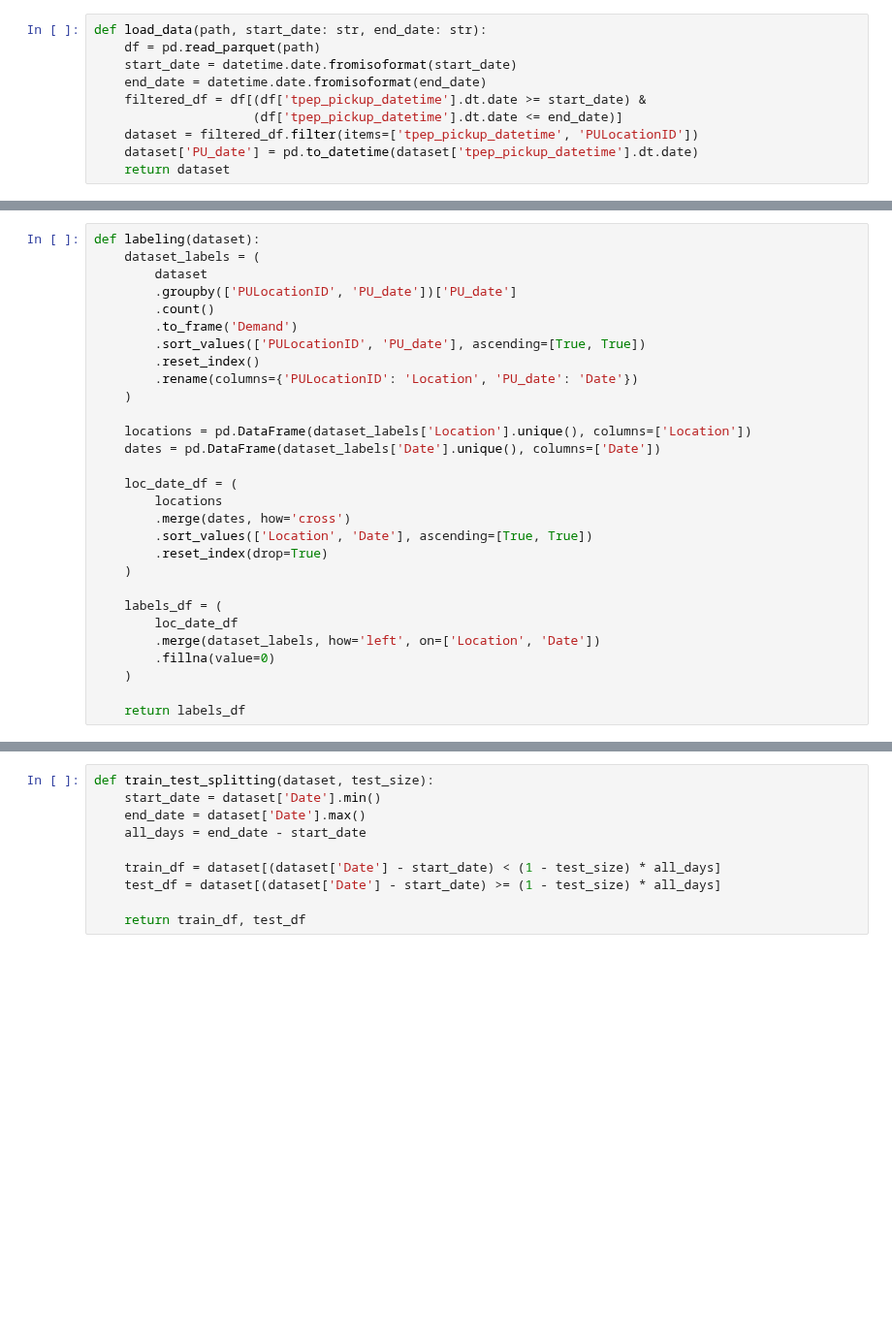
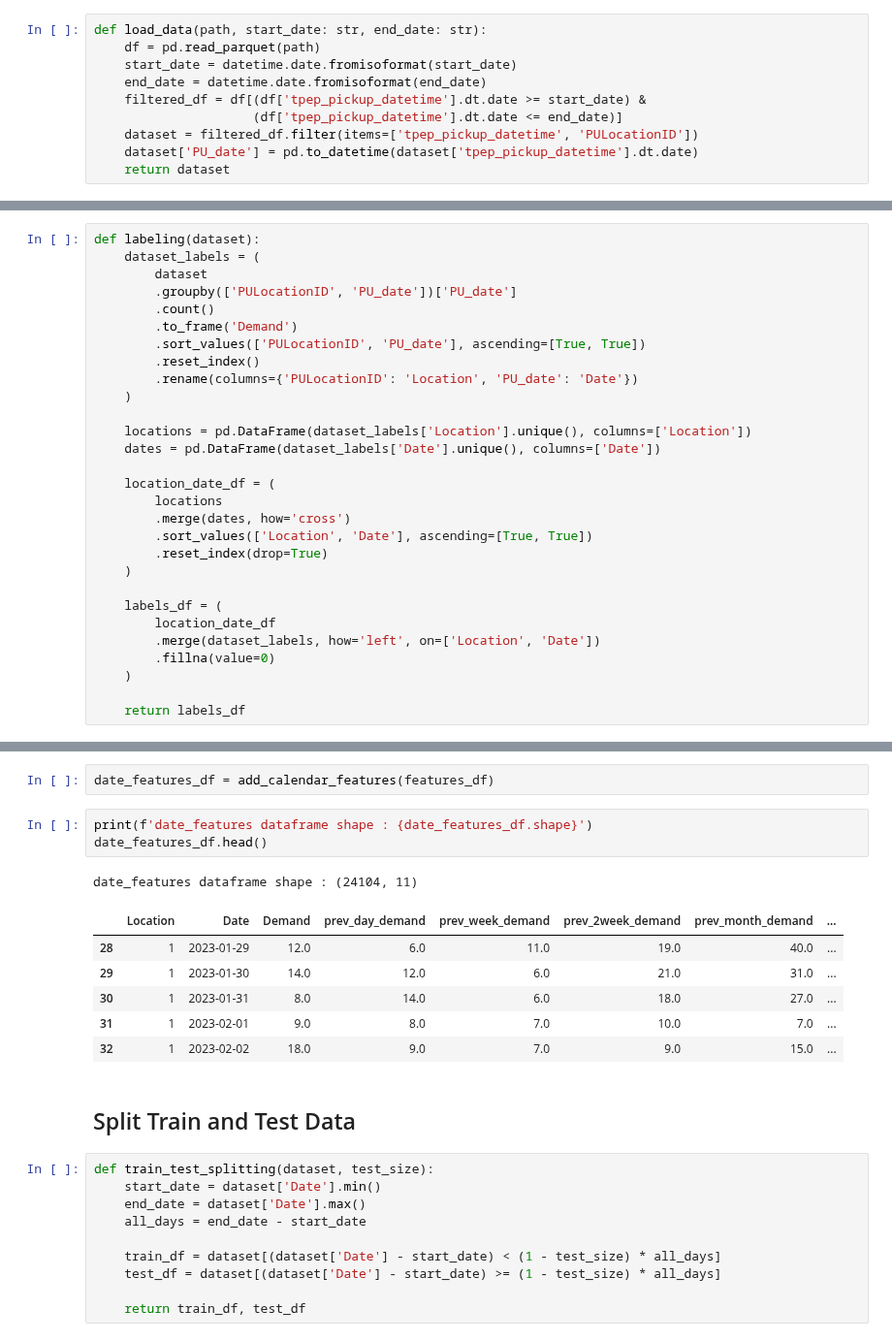
Before and after one commit to danaeis/shoofer-demand-prediction, a Jupyter notebook: ML/ml_xgb.ipynb, the cells around one changed output, grey strips where cells are left out. Shown at 97% size. Saved outputs shown, nothing was run; the diff lists cells and outputs as text; blank space fills up the shorter version.

```diff
--- a/ML/ml_xgb.ipynb
+++ b/ML/ml_xgb.ipynb
@@ -54,7 +69,7 @@ def labeling(dataset):
     locations = pd.DataFrame(dataset_labels['Location'].unique(), columns=['Location'])
     dates = pd.DataFrame(dataset_labels['Date'].unique(), columns=['Date'])
 
-    loc_date_df = (
+    location_date_df = (
         locations
         .merge(dates, how='cross')
         .sort_values(['Location', 'Date'], ascending=[True, True])
@@ -62,7 +77,7 @@ def labeling(dataset):
     )
 
     labels_df = (
-        loc_date_df
+        location_date_df
         .merge(dataset_labels, how='left', on=['Location', 'Date'])
         .fillna(value=0)
     )
@@ -77,4 +142,19 @@ def date_format_modifier(data):  # Year/Month/Day
     return data
+# %%
+date_features_df = add_calendar_features(features_df)
+# %%
+print(f'date_features dataframe shape : {date_features_df.shape}')
+date_features_df.head()
+# %% [output]
+date_features dataframe shape : (24104, 11)
+|  | Location | Date | Demand | prev_day_demand | prev_week_demand | prev_2week_demand | prev_month_demand | ... |
+| 28 | 1 | 2023-01-29 | 12.0 | 6.0 | 11.0 | 19.0 | 40.0 | ... |
+| 29 | 1 | 2023-01-30 | 14.0 | 12.0 | 6.0 | 21.0 | 31.0 | ... |
+| 30 | 1 | 2023-01-31 | 8.0 | 14.0 | 6.0 | 18.0 | 27.0 | ... |
+| 31 | 1 | 2023-02-01 | 9.0 | 8.0 | 7.0 | 10.0 | 7.0 | ... |
+| 32 | 1 | 2023-02-02 | 18.0 | 9.0 | 7.0 | 9.0 | 15.0 | ... |
+# %% [markdown]
+## Split Train and Test Data
 # %%
 def train_test_splitting(dataset, test_size):
     start_date = dataset['Date'].min()
```
Also changed, not shown: parts of 51 cells of this notebook, 1 other file.
